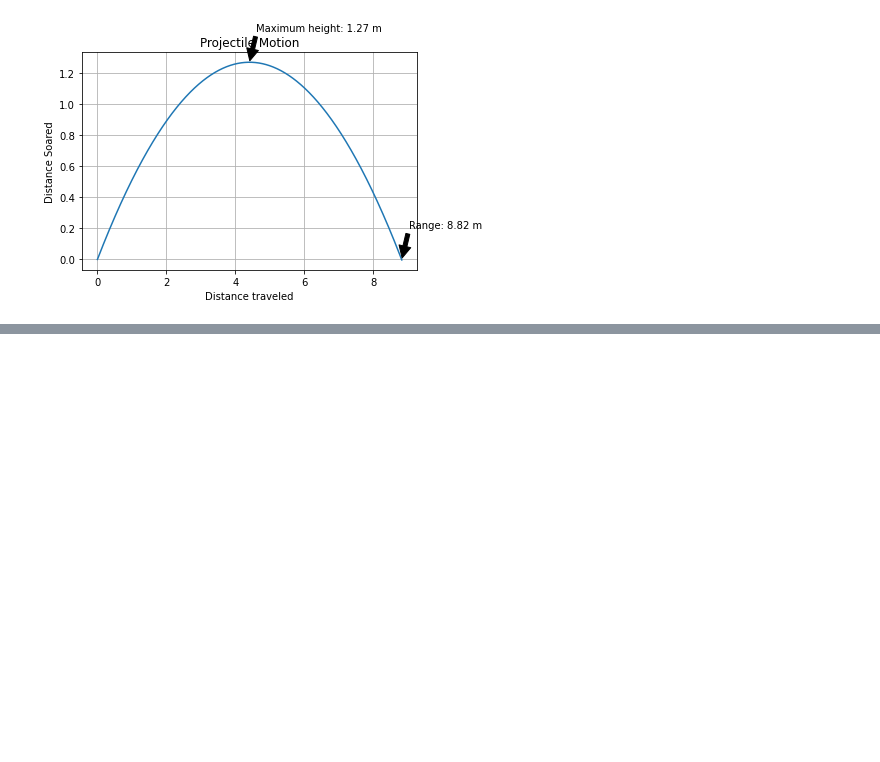
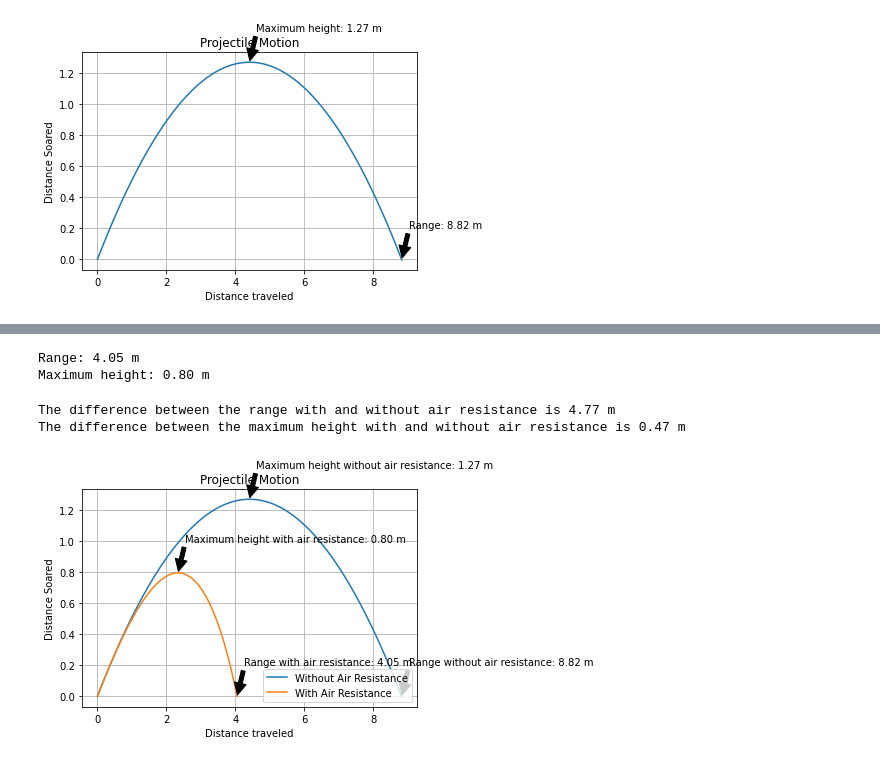
Before and after one commit to SergGar-2727/PhysicsProjects, a Jupyter notebook: projectile_motion.ipynb, the cells around one changed output, grey strips where cells are left out. Drawn from its saved outputs; the diff is of its cells as text; code cells hidden in the pictures; blank space fills up the shorter version.

Commit message:
Added air resistance force implementation to projectile motion.

```diff
--- a/projectile_motion.ipynb
+++ b/projectile_motion.ipynb
@@ -58,0 +77,50 @@ plt.show()
+# %%
+# Create a function to calculate the total force
+def force(vel_x, vel_y):
+    v = np.sqrt(vel_x**2 + vel_y**2)
+    F_drag_x = -0.5 * Cd * rho * A * v * vel_x
+    F_drag_y = -0.5 * Cd * rho * A * v * vel_y
+    F_gravity_y = -m * g
+    return F_drag_x, F_drag_y + F_gravity_y
+# %%
+# Update the position and velocity of the projectile until it hits the ground
+F_x, F_y = force(vel2_x[-1], vel2_y[-1])
+vel2_x.append(vel2_x[-1] + F_x/m*dt)
+vel2_y.append(vel2_y[-1] + F_y/m*dt)
+pos2_x.append(pos2_x[-1] + vel2_x[-1] * dt)
+pos2_y.append(pos2_y[-1] + vel2_y[-1] * dt)
+times2.append(times2[-1] + dt)
+while pos2_y[-1] >= 0:
+    F_x, F_y = force(vel2_x[-1], vel2_y[-1])
+    vel2_x.append(vel2_x[-1] + F_x/m*dt)
+    vel2_y.append(vel2_y[-1] + F_y/m*dt)
+    pos2_x.append(pos2_x[-1] + vel2_x[-1]*dt)
+    pos2_y.append(pos2_y[-1] + vel2_y[-1]*dt)
+    times2.append(times2[-1] + dt)
+# %%
+print(f'Range: {pos2_x[-1]:.2f} m')
+print(f'Maximum height: {max(pos2_y):.2f} m')
+# %% [output]
+Range: 4.05 m
+Maximum height: 0.80 m
+# %%
+print(f'The difference between the range with and without air resistance is {abs(pos_x[-1] - pos2_x[-1]):.2f} m')
+print(f'The difference between the maximum height with and without air resistance is {abs(max(pos_y) - max(pos2_y)):.2f} m')
+# %% [output]
+The difference between the range with and without air resistance is 4.77 m
+The difference between the maximum height with and without air resistance is 0.47 m
+# %%
+plt.plot(pos_x,pos_y)
+plt.plot(pos2_x,pos2_y)
+plt.annotate(f'Maximum height without air resistance: {max(pos_y):.2f} m', xy=(pos_x[pos_y.index(max(pos_y))], max(pos_y)), xytext=(pos_x[pos_y.index(max(pos_y))]+0.2, max(pos_y)+0.2),arrowprops=dict(facecolor='black', shrink=0.05))
+plt.annotate(f'Maximum height with air resistance: {max(pos2_y):.2f} m', xy=(pos2_x[pos2_y.index(max(pos2_y))], max(pos2_y)), xytext=(pos2_x[pos2_y.index(max(pos2_y))]+0.2, max(pos2_y)+0.2),arrowprops=dict(facecolor='black', shrink=0.05))
+plt.annotate(f'Range without air resistance: {pos_x[-1]:.2f} m', xy=(pos_x[-1], 0), xytext=(pos_x[-1]+0.2, 0.2),arrowprops=dict(facecolor='black', shrink=0.05))
+plt.annotate(f'Range with air resistance: {pos2_x[-1]:.2f} m', xy=(pos2_x[-1], 0), xytext=(pos2_x[-1]+0.2, 0.2),arrowprops=dict(facecolor='black', shrink=0.05))
+plt.grid()
+plt.xlabel('Distance traveled')
+plt.ylabel('Distance Soared')
+plt.title('Projectile Motion')
+plt.legend(['Without Air Resistance', 'With Air Resistance'])
+plt.show()
+# %% [output]
+[figure, added]
```
Also changed, not shown: parts of 3 cells of this notebook.
